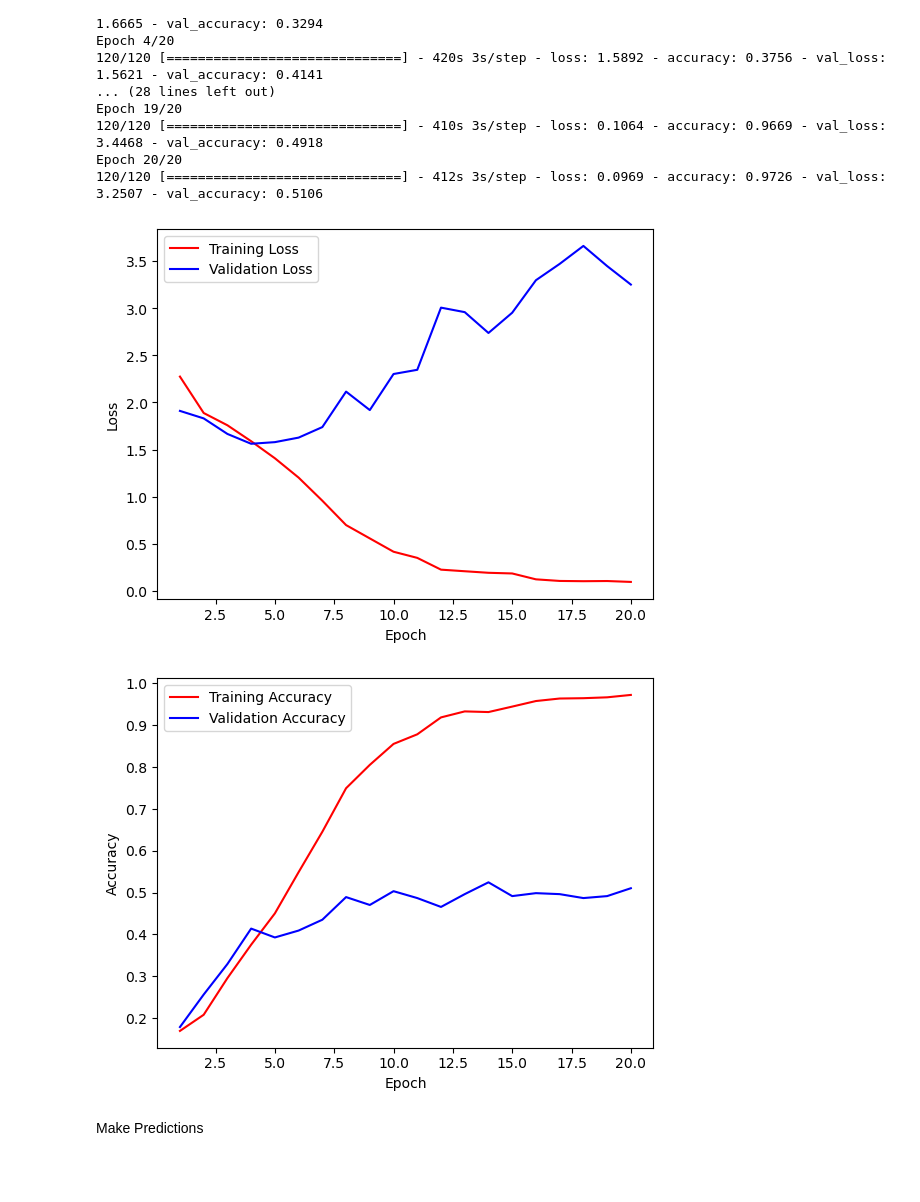
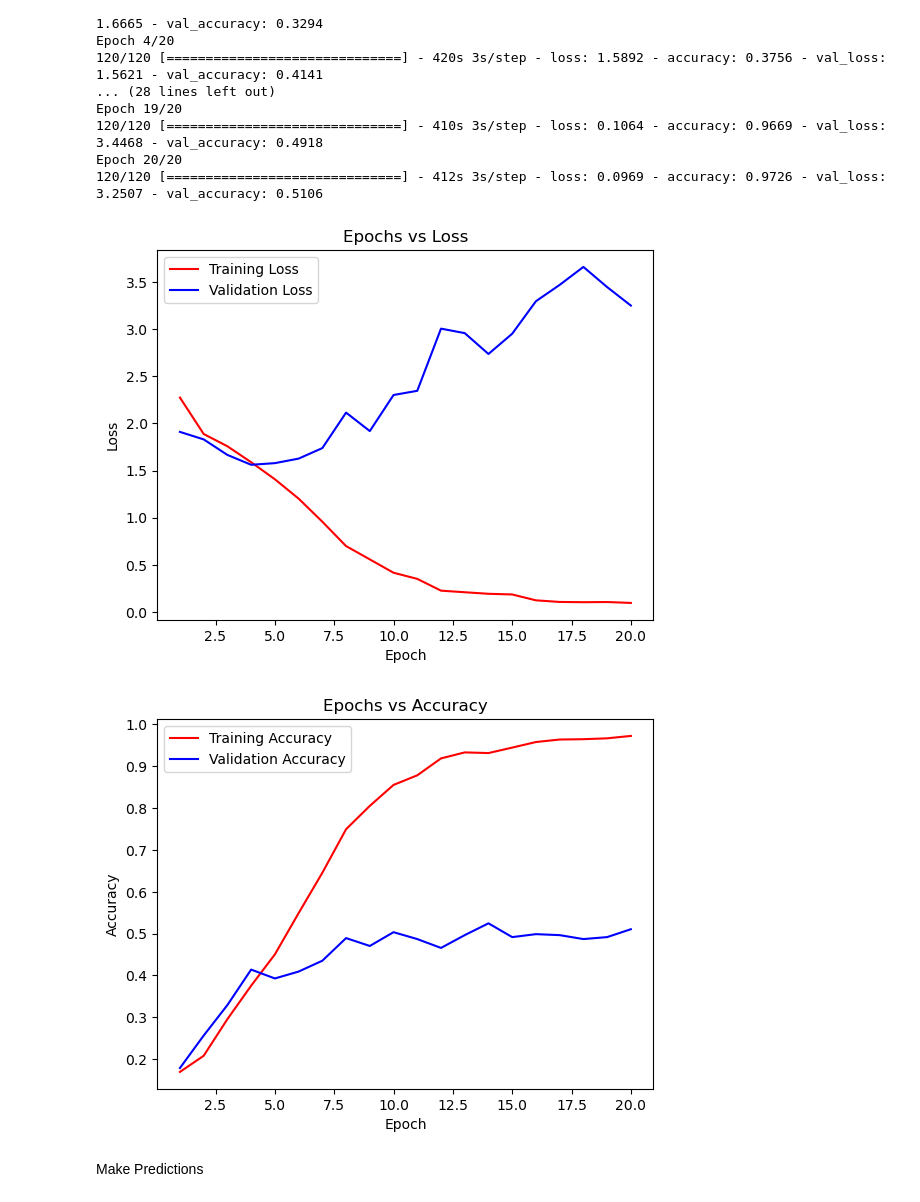
Before and after one commit to angela-gervino/Stress-Detection-AI-Model, a Jupyter notebook: Model.ipynb, the cells around one changed output. Drawn from its saved outputs; the diff is of its cells as text; code cells hidden in the pictures; blank space fills up the shorter version.

Commit message:
Add titles to figures

```diff
--- a/Model.ipynb
+++ b/Model.ipynb
@@ -119,7 +119,9 @@ test_ds = tf.keras.utils.image_dataset_from_directory(
 # %% [markdown]
 Train Model
 # %%
-model = get_model(optimizer=tf.keras.optimizers.Adam(), loss=tf.keras.losses.SparseCategoricalCrossentropy(), metrics=['accuracy'])
+model = get_model(optimizer=tf.keras.optimizers.Adam(),
+                  loss=tf.keras.losses.SparseCategoricalCrossentropy(),
+                  metrics=['accuracy'])
 # %%
 history = model.fit(
     train_ds,
@@ -147,17 +149,18 @@ Epoch 20/20
 # %%
 training_loss = history.history['loss']
 validation_loss = history.history['val_loss']
 
 epochs = range(1, len(training_loss) + 1)
 
 plt.plot(epochs, training_loss, 'r-')
 plt.plot(epochs, validation_loss, 'b-')
 plt.legend(['Training Loss', 'Validation Loss'])
 plt.xlabel('Epoch')
 plt.ylabel('Loss')
+plt.title('Epochs vs Loss')
 plt.show()
 # %% [output]
-[figure, old version]
+[figure, new version]
 # %%
 training_accuracy = history.history['accuracy']
 validation_accuracy = history.history['val_accuracy']
@@ -167,9 +170,10 @@ plt.plot(epochs, validation_accuracy, 'b-')
 plt.legend(['Training Accuracy', 'Validation Accuracy'])
 plt.xlabel('Epoch')
 plt.ylabel('Accuracy')
+plt.title('Epochs vs Accuracy')
 plt.show()
 # %% [output]
-[figure, old version]
+[figure, new version]
 # %% [markdown]
 Make Predictions
 # %%
```
Also changed, not shown: parts of 1 cell of this notebook.
